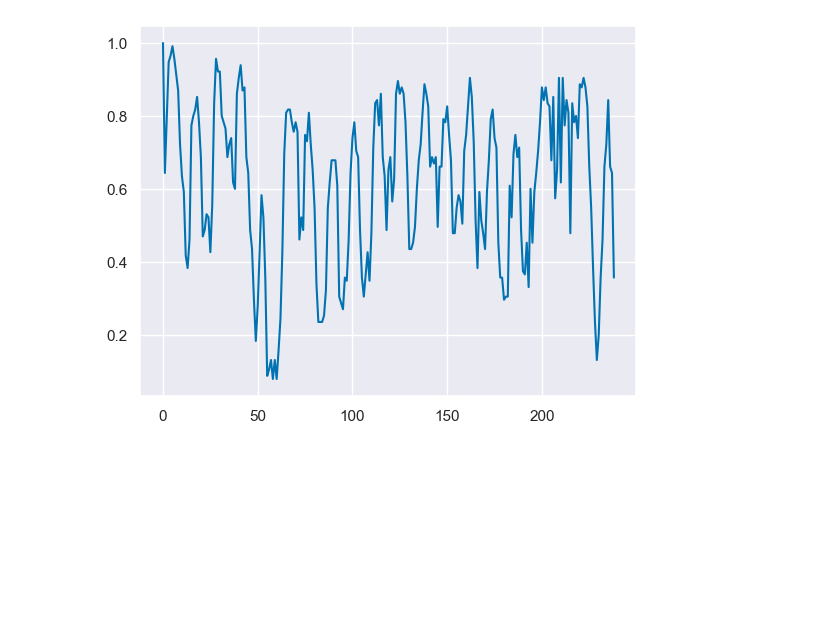
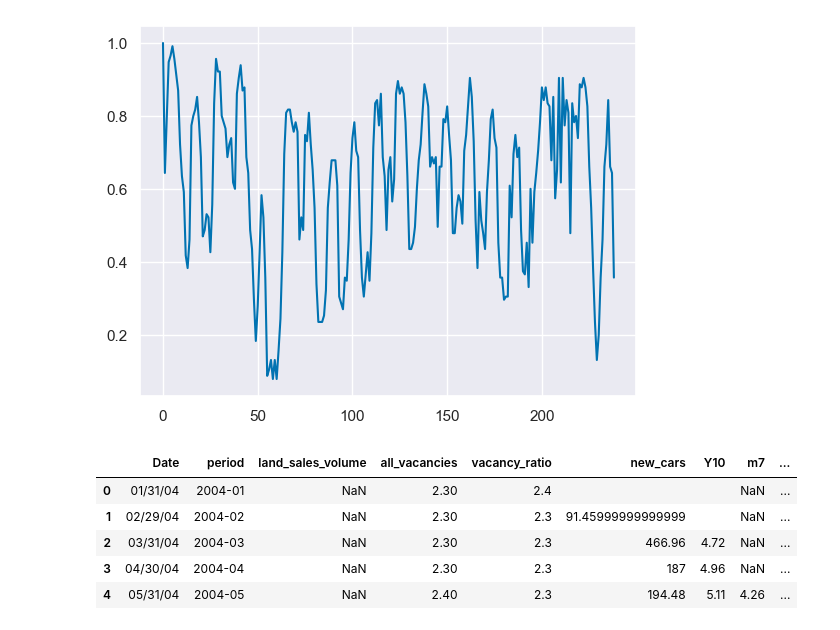
Before and after one commit to aycannon/diss, a Jupyter notebook: Pillar 5/p5-misc.ipynb, the cells around one changed output. Saved outputs shown, nothing was run; the diff lists cells and outputs as text; code cells hidden in the pictures; blank space fills up the shorter version.

```diff
--- a/Pillar 5/p5-misc.ipynb
+++ b/Pillar 5/p5-misc.ipynb
@@ -30,3 +37,12 @@ diff_index.plot.line(x = df_hp['period'])
 [figure]
 # %%
 df_indicators = pd.read_excel('diss_data/more.xlsx')
+# %%
+df_indicators.head()
+# %% [output]
+|  | Date | period | land_sales_volume | all_vacancies | vacancy_ratio | new_cars | Y10 | m7 | ... |
+| 0 | 01/31/04 | 2004-01 | NaN | 2.30 | 2.4 |  |  | NaN | ... |
+| 1 | 02/29/04 | 2004-02 | NaN | 2.30 | 2.3 | 91.45999999999999 |  | NaN | ... |
+| 2 | 03/31/04 | 2004-03 | NaN | 2.30 | 2.3 | 466.96 | 4.72 | NaN | ... |
+| 3 | 04/30/04 | 2004-04 | NaN | 2.30 | 2.3 | 187 | 4.96 | NaN | ... |
+| 4 | 05/31/04 | 2004-05 | NaN | 2.40 | 2.3 | 194.48 | 5.11 | 4.26 | ... |
```
Also changed, not shown: parts of 6 cells of this notebook, 1 other file.
